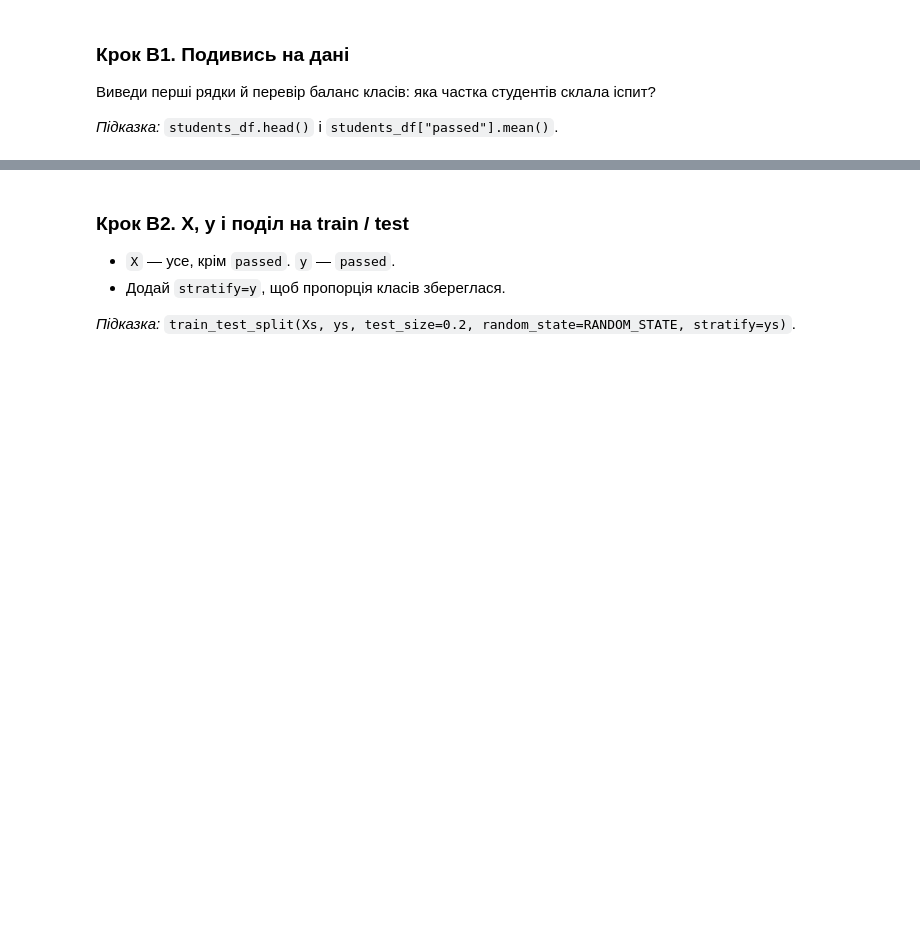
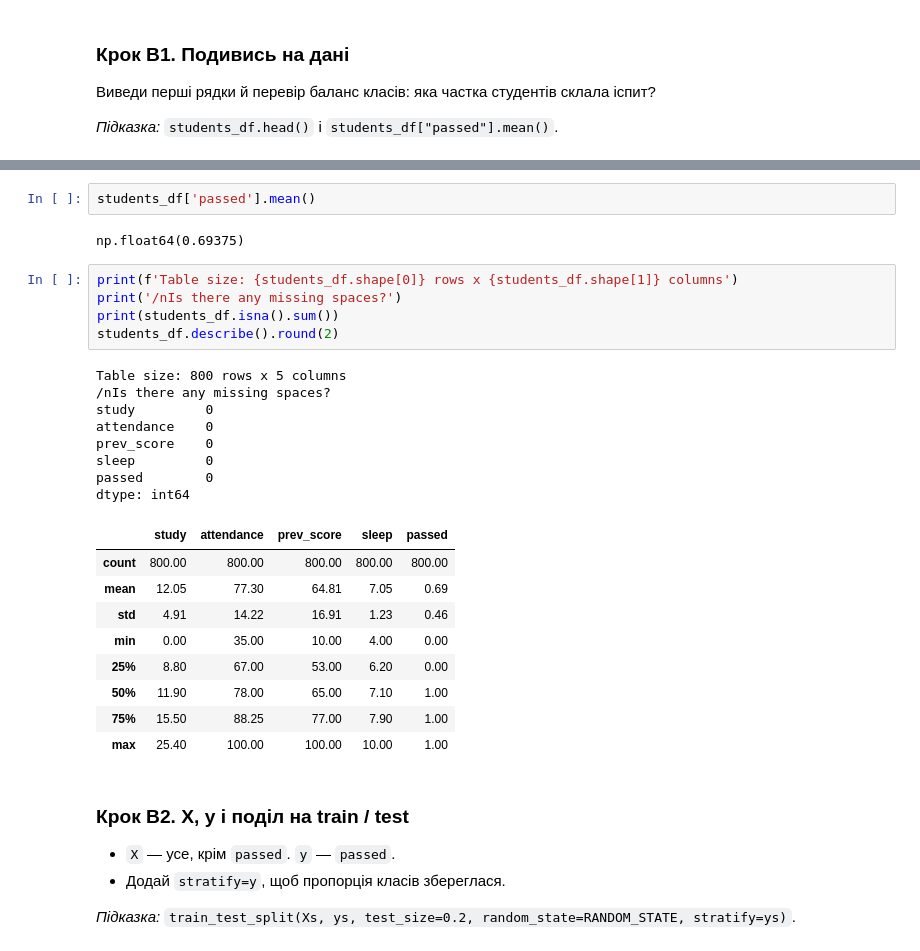
Before and after one commit to NatalieAleksandrova2026/DTA_2026, a Jupyter notebook: ML/ml_practice_LR&Cl.ipynb, the cells around one changed output, grey strips where cells are left out. Saved outputs shown, nothing was run; the diff lists cells and outputs as text; blank space fills up the shorter version.

```diff
--- a/ML/ml_practice_LR&Cl.ipynb
+++ b/ML/ml_practice_LR&Cl.ipynb
@@ -259,3 +295,30 @@ Age (age, +31.15) has almost no impact — the coefficient is very small.
+# %%
+students_df['passed'].mean()
+# %% [output]
+np.float64(0.69375)
+# %%
+print(f'Table size: {students_df.shape[0]} rows x {students_df.shape[1]} columns')
+print('/nIs there any missing spaces?')
+print(students_df.isna().sum())
+students_df.describe().round(2)
+# %% [output]
+Table size: 800 rows x 5 columns
+/nIs there any missing spaces?
+study         0
+attendance    0
+prev_score    0
+sleep         0
+passed        0
+dtype: int64
+|  | study | attendance | prev_score | sleep | passed |
+| count | 800.00 | 800.00 | 800.00 | 800.00 | 800.00 |
+| mean | 12.05 | 77.30 | 64.81 | 7.05 | 0.69 |
+| std | 4.91 | 14.22 | 16.91 | 1.23 | 0.46 |
+| min | 0.00 | 35.00 | 10.00 | 4.00 | 0.00 |
+| 25% | 8.80 | 67.00 | 53.00 | 6.20 | 0.00 |
+| 50% | 11.90 | 78.00 | 65.00 | 7.10 | 1.00 |
+| 75% | 15.50 | 88.25 | 77.00 | 7.90 | 1.00 |
+| max | 25.40 | 100.00 | 100.00 | 10.00 | 1.00 |
 # %% [markdown]
 ### Крок B2. X, y і поділ на train / test
 - `X` — усе, крім `passed`. `y` — `passed`.
```
Also changed, not shown: parts of 27 cells of this notebook.
